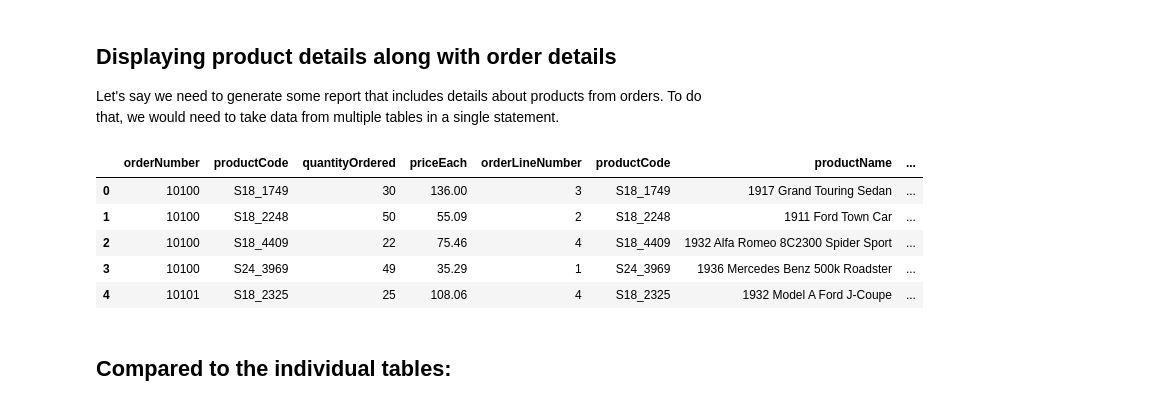
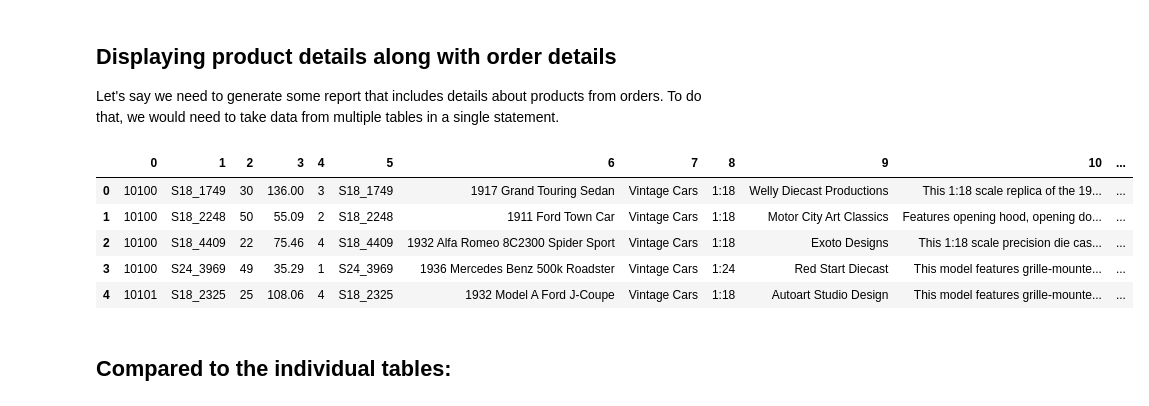
Before and after one commit to colemiller94/dsc-1-05-10-join-statements-nyc-ds-career-012819, a Jupyter notebook: index.ipynb, the cells around one changed output. Cells and saved outputs as stored; diff of their text form; code cells hidden in the pictures.

```diff
--- a/index.ipynb
+++ b/index.ipynb
@@ -26,19 +26,19 @@ Let's say we need to generate some report that includes details about products f
 # %%
 cur.execute("""select * from orderdetails
                         join products
                         on orderdetails.productCode = products.productCode
                         limit 10;
                        """)
 df = pd.DataFrame(cur.fetchall()) #Take results and create dataframe
-df.columns = [i[0] for i in cur.description]
+#df.columns = [i[0] for i in cur.description]
 df.head()
 # %% [output]
-|  | orderNumber | productCode | quantityOrdered | priceEach | orderLineNumber | productCode | productName | ... |
-| 0 | 10100 | S18_1749 | 30 | 136.00 | 3 | S18_1749 | 1917 Grand Touring Sedan | ... |
-| 1 | 10100 | S18_2248 | 50 | 55.09 | 2 | S18_2248 | 1911 Ford Town Car | ... |
-| 2 | 10100 | S18_4409 | 22 | 75.46 | 4 | S18_4409 | 1932 Alfa Romeo 8C2300 Spider Sport | ... |
-| 3 | 10100 | S24_3969 | 49 | 35.29 | 1 | S24_3969 | 1936 Mercedes Benz 500k Roadster | ... |
-| 4 | 10101 | S18_2325 | 25 | 108.06 | 4 | S18_2325 | 1932 Model A Ford J-Coupe | ... |
+|  | 0 | 1 | 2 | 3 | 4 | 5 | 6 | 7 | 8 | 9 | 10 | ... |
+| 0 | 10100 | S18_1749 | 30 | 136.00 | 3 | S18_1749 | 1917 Grand Touring Sedan | Vintage Cars | 1:18 | Welly Diecast Productions | This 1:18 scale replica of the 19... | ... |
+| 1 | 10100 | S18_2248 | 50 | 55.09 | 2 | S18_2248 | 1911 Ford Town Car | Vintage Cars | 1:18 | Motor City Art Classics | Features opening hood, opening do... | ... |
+| 2 | 10100 | S18_4409 | 22 | 75.46 | 4 | S18_4409 | 1932 Alfa Romeo 8C2300 Spider Sport | Vintage Cars | 1:18 | Exoto Designs | This 1:18 scale precision die cas... | ... |
+| 3 | 10100 | S24_3969 | 49 | 35.29 | 1 | S24_3969 | 1936 Mercedes Benz 500k Roadster | Vintage Cars | 1:24 | Red Start Diecast | This model features grille-mounte... | ... |
+| 4 | 10101 | S18_2325 | 25 | 108.06 | 4 | S18_2325 | 1932 Model A Ford J-Coupe | Vintage Cars | 1:18 | Autoart Studio Design | This model features grille-mounte... | ... |
 # %% [markdown]
 ## Compared to the individual tables:
 # %% [markdown]
```
